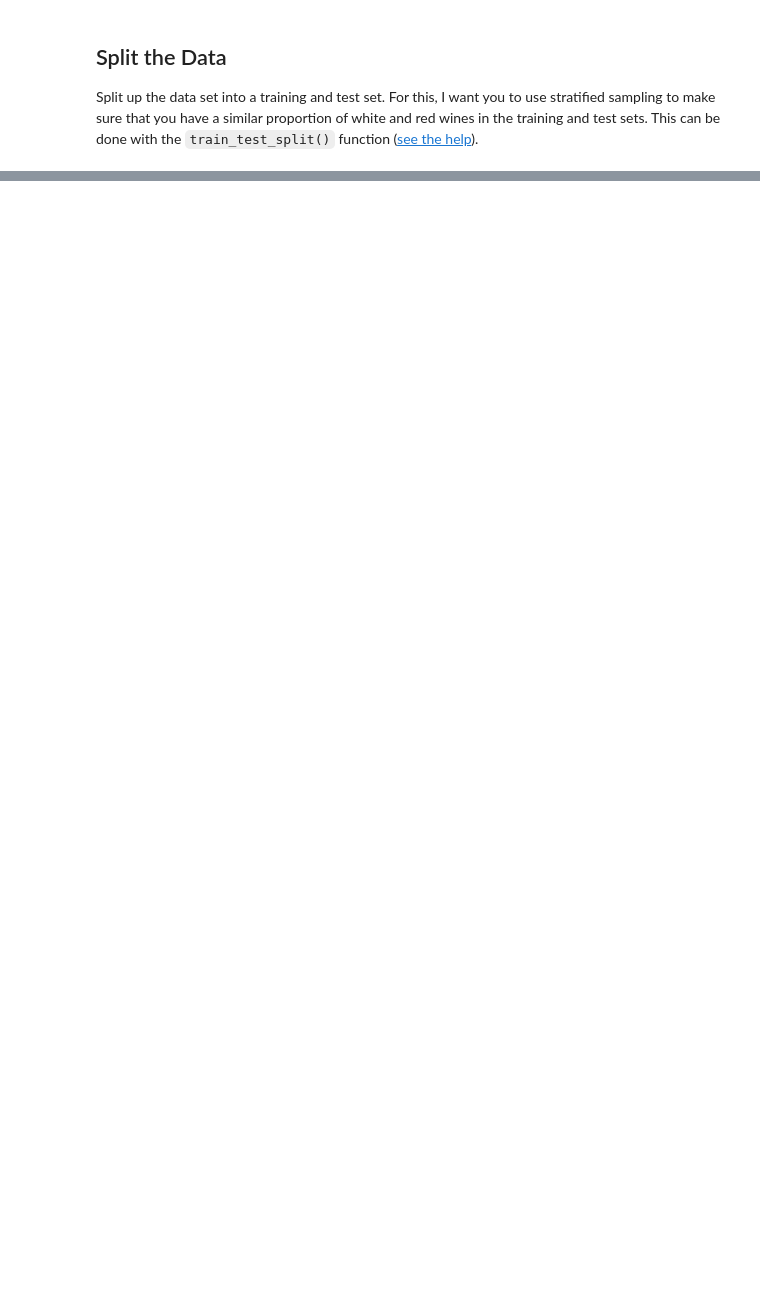
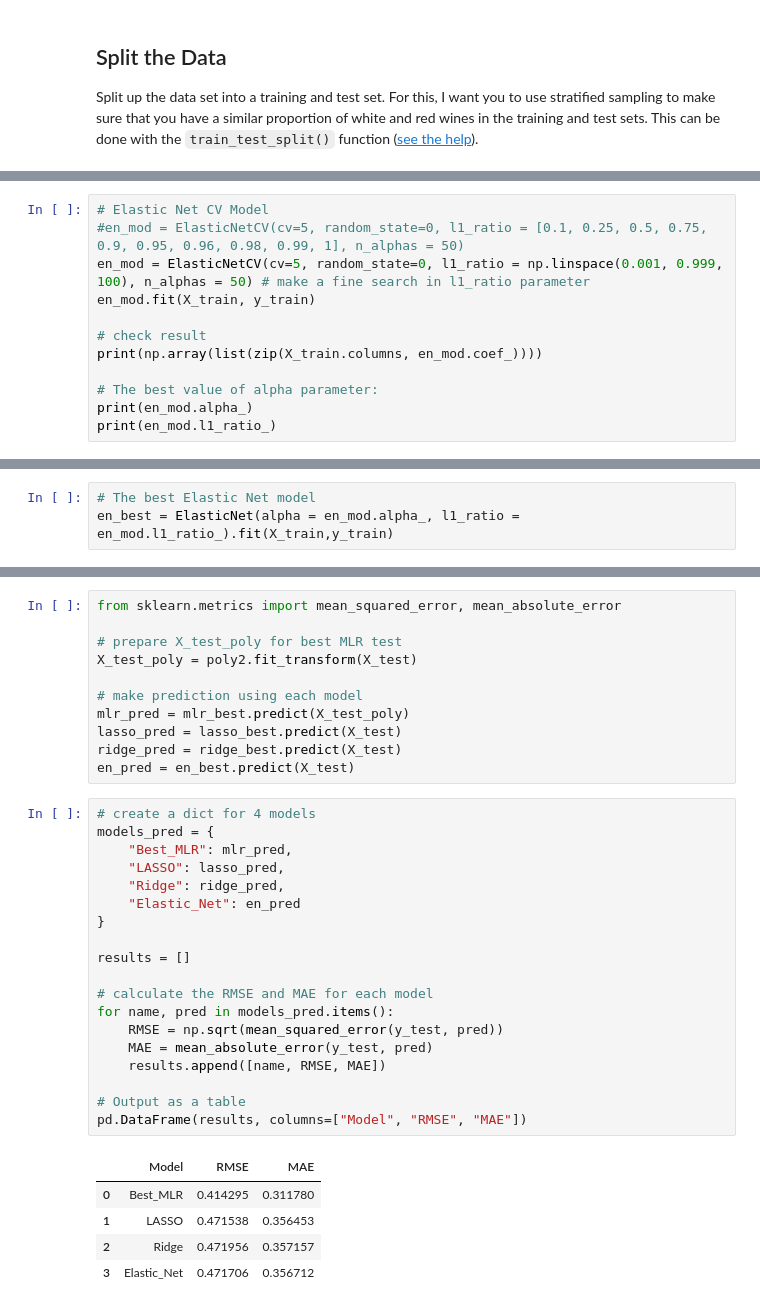
Before and after one commit to franklinzhou-ncsu/new_repo_554, a Jupyter notebook: ST_554_Homework_7.ipynb, the cells around one changed output, grey strips where cells are left out. Drawn from its saved outputs; the diff is of its cells as text; blank space fills up the shorter version.

```diff
--- a/ST_554_Homework_7.ipynb
+++ b/ST_554_Homework_7.ipynb
@@ -130,0 +273,12 @@ print(df_test['type'].value_counts(normalize=True))
+# %%
+# Elastic Net CV Model
+#en_mod = ElasticNetCV(cv=5, random_state=0, l1_ratio = [0.1, 0.25, 0.5, 0.75, 0.9, 0.95, 0.96, 0.98, 0.99, 1], n_alphas = 50)
+en_mod = ElasticNetCV(cv=5, random_state=0, l1_ratio = np.linspace(0.001, 0.999, 100), n_alphas = 50) # make a fine search in l1_ratio parameter
+en_mod.fit(X_train, y_train)
+
+# check result
+print(np.array(list(zip(X_train.columns, en_mod.coef_))))
+
+# The best value of alpha parameter:
+print(en_mod.alpha_)
+print(en_mod.l1_ratio_)
@@ -130,0 +302,3 @@ print(df_test['type'].value_counts(normalize=True))
+# %%
+# The best Elastic Net model
+en_best = ElasticNet(alpha = en_mod.alpha_, l1_ratio = en_mod.l1_ratio_).fit(X_train,y_train)
@@ -130,0 +311,36 @@ print(df_test['type'].value_counts(normalize=True))
+# %%
+from sklearn.metrics import mean_squared_error, mean_absolute_error
+
+# prepare X_test_poly for best MLR test
+X_test_poly = poly2.fit_transform(X_test)
+
+# make prediction using each model
+mlr_pred = mlr_best.predict(X_test_poly)
+lasso_pred = lasso_best.predict(X_test)
+ridge_pred = ridge_best.predict(X_test)
+en_pred = en_best.predict(X_test)
+# %%
+# create a dict for 4 models
+models_pred = {
+    "Best_MLR": mlr_pred,
+    "LASSO": lasso_pred,
+    "Ridge": ridge_pred,
+    "Elastic_Net": en_pred
+}
+
+results = []
+
+# calculate the RMSE and MAE for each model
+for name, pred in models_pred.items():
+    RMSE = np.sqrt(mean_squared_error(y_test, pred))
+    MAE = mean_absolute_error(y_test, pred)
+    results.append([name, RMSE, MAE])
+
+# Output as a table
+pd.DataFrame(results, columns=["Model", "RMSE", "MAE"])
+# %% [output]
+|  | Model | RMSE | MAE |
+| 0 | Best_MLR | 0.414295 | 0.311780 |
+| 1 | LASSO | 0.471538 | 0.356453 |
+| 2 | Ridge | 0.471956 | 0.357157 |
+| 3 | Elastic_Net | 0.471706 | 0.356712 |
```
Also changed, not shown: parts of 26 cells of this notebook.
